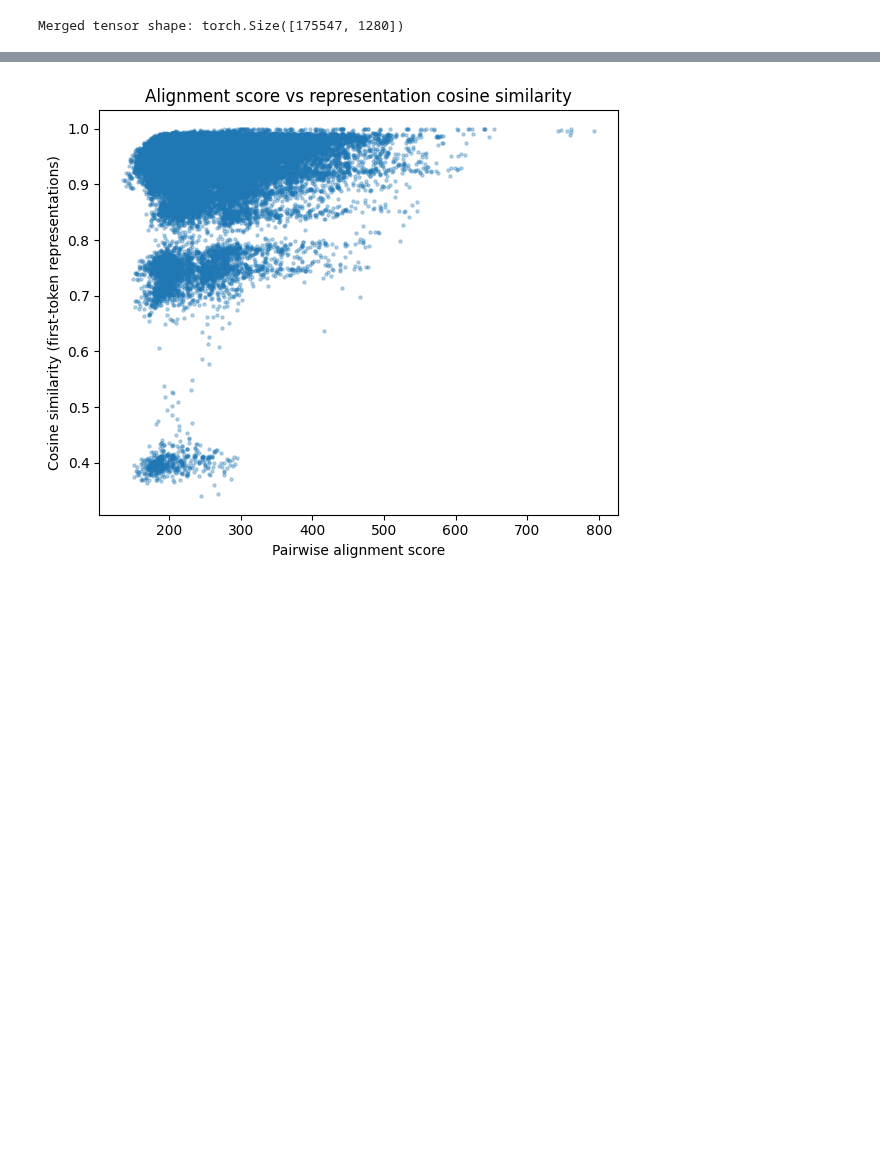
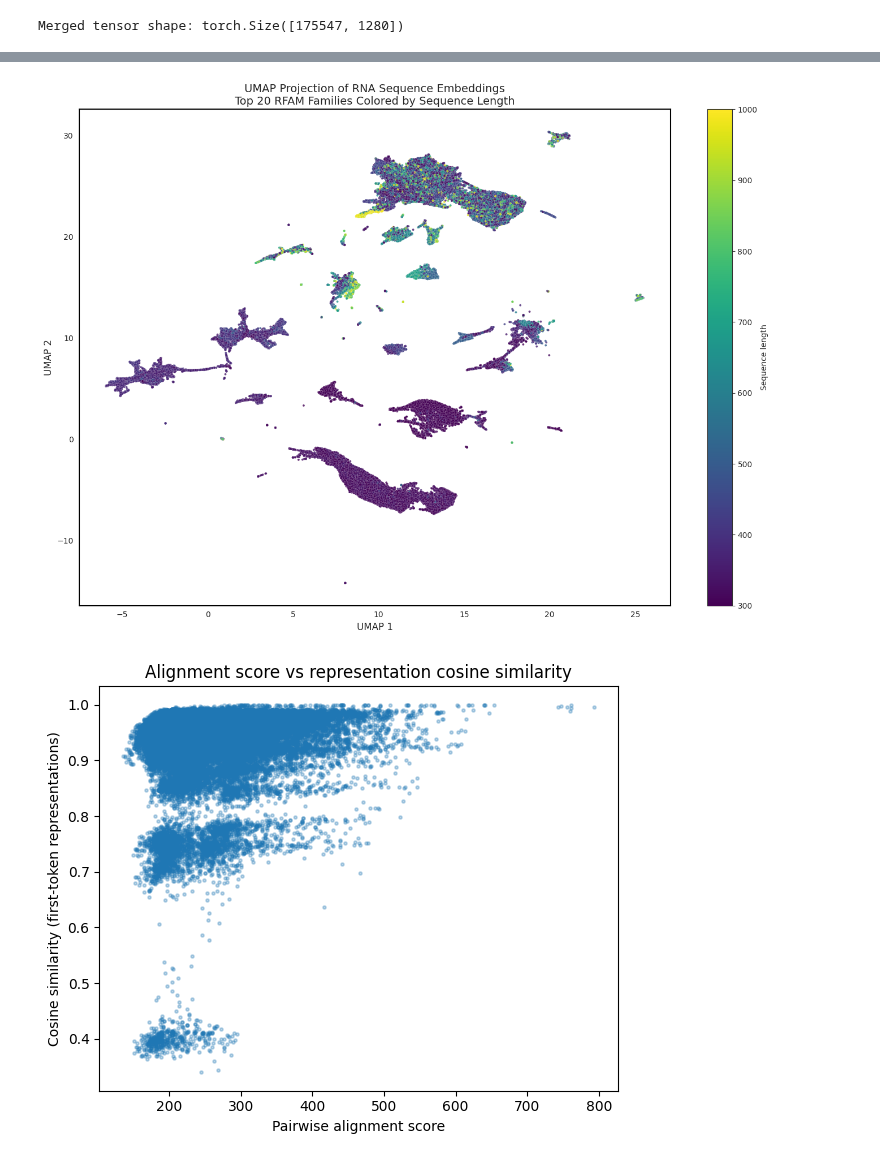
Before and after one commit to erenkumak/How-does-an-LLM-learn-the-language-of-RNA, a Jupyter notebook: bio6_project_representations_and_graphs.ipynb, the cells around one changed output, grey strips where cells are left out. Saved outputs shown, nothing was run; the diff lists cells and outputs as text; code cells hidden in the pictures; blank space fills up the shorter version.

```diff
--- a/bio6_project_representations_and_graphs.ipynb
+++ b/bio6_project_representations_and_graphs.ipynb
@@ -192,3 +236,44 @@ plt.show()
+# %%
+plt.figure(figsize=(14, 10)) #set figure size and canvas
+sns.set_style("white") #set background
+ax = sns.scatterplot(
+    data=df_plot_filtered,
+    x='x',
+    y='y',
+    hue='length',
+    palette='viridis',
+    s=8,
+    alpha=0.8,
+    edgecolor='white',
+    linewidth=0.1,
+    legend = False
+) #plot aesthetics
+# add colorbar manually (I used GPT for this)
+norm = plt.Normalize(
+    df_plot_filtered["length"].min(),
+    df_plot_filtered["length"].max()
+)
+sm = plt.cm.ScalarMappable(cmap="viridis", norm=norm)
+sm.set_array([])
+plt.colorbar(sm, ax=ax, label="Sequence length")
+plt.xlabel("UMAP 1", fontsize=12)
+plt.ylabel("UMAP 2", fontsize=12)
+plt.title(
+    "UMAP Projection of RNA Sequence Embeddings\n"
+    "Top 20 RFAM Families Colored by Sequence Length",
+    fontsize=14
+) #title
+#the for loop is from the GPT to make the black border
+for spine in ax.spines.values():
+    spine.set_edgecolor('black')
+    spine.set_linewidth(1.5)
+
+#save and show without cutting!
+plt.tight_layout()
+plt.savefig("rfam_umap_plot_lengths.png", dpi=600, bbox_inches='tight')
+plt.show()
+# %% [output]
+[figure, added]
 # %%
 alignment_score_matrix = pd.read_csv("alignment_matrix_3_perfam.csv", index_col=0) #pairwise alignment matrix aren shared with me
 # %%
```
Also changed, not shown: parts of 7 cells of this notebook.
